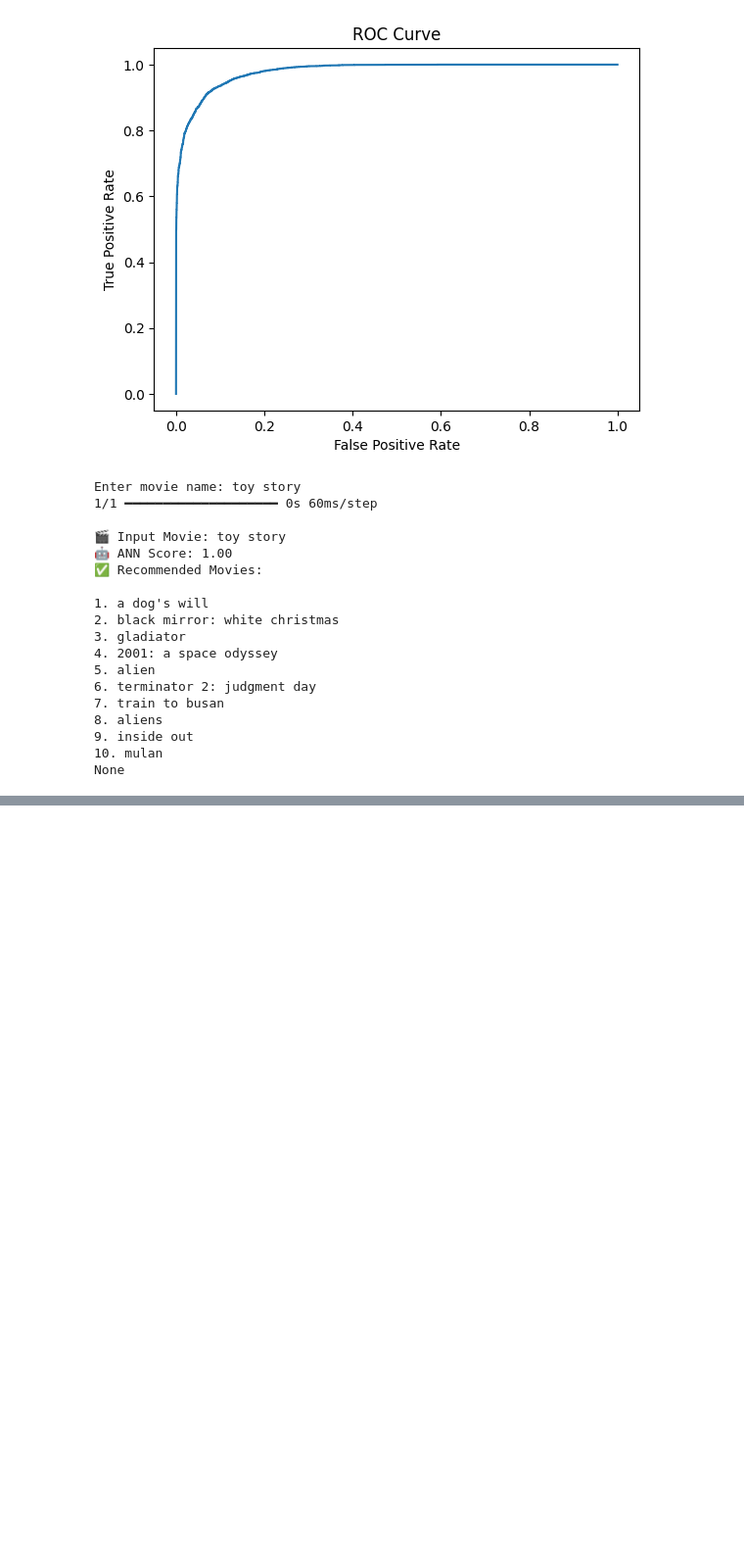
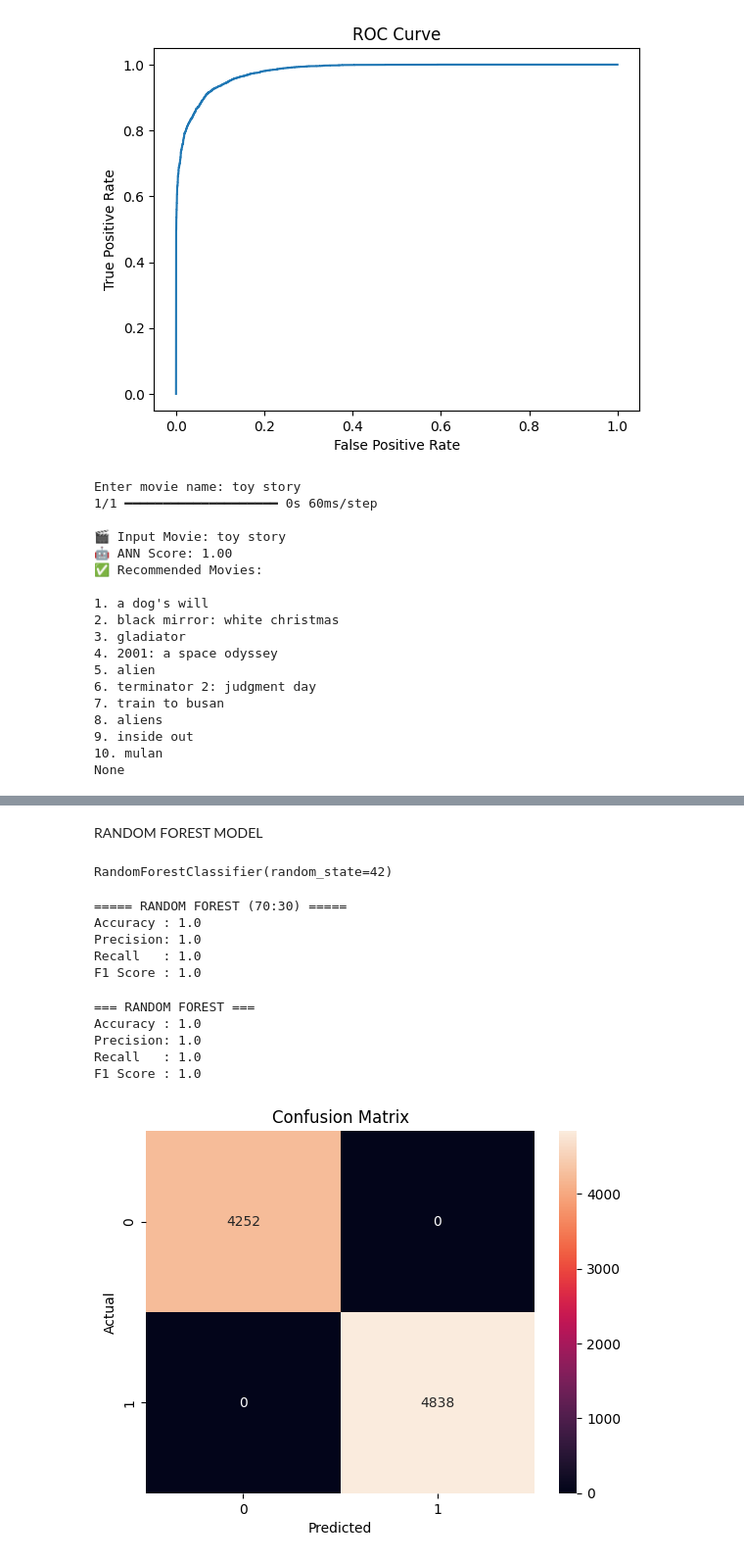
Before and after one commit to MehulShukla-git/Movie_Recommendation_System, a Jupyter notebook: DataPreprocessing.ipynb, the cells around one changed output, grey strips where cells are left out. Shown at 98% size. Saved outputs shown, nothing was run; the diff lists cells and outputs as text; code cells hidden in the pictures; blank space fills up the shorter version.

Commit message:
Random Forest Updated

```diff
--- a/DataPreprocessing.ipynb
+++ b/DataPreprocessing.ipynb
@@ -618,0 +664,2 @@ None
+# %%
+df['tags'] = df['overview'] + " " + df['genres'] + " " + df['tagline']
@@ -618,0 +710,4 @@ None
+# %%
+df['target'] = df['vote_average'].apply(lambda x: 1 if x >= 6 else 0)
+
+y = df['target']
@@ -618,0 +791,60 @@ None
+# %% [markdown]
+RANDOM FOREST MODEL
+# %%
+from sklearn.ensemble import RandomForestClassifier
+
+rf = RandomForestClassifier(n_estimators=100, random_state=42)
+
+rf.fit(X_train_80, y_train_80)
+# %% [output]
+RandomForestClassifier(random_state=42)
+# %%
+y_pred = rf.predict(X_test_20)
+y_prob = rf.predict_proba(X_test_20)[:,1]
+
+y_test = y_test_20
+
+print("\n===== RANDOM FOREST (70:30) =====")
+
+rf.fit(X_train_70, y_train_70)
+
+y_pred_70 = rf.predict(X_test_30)
+y_prob_70 = rf.predict_proba(X_test_30)[:,1]
+
+print("Accuracy :", accuracy_score(y_test_30, y_pred_70))
+print("Precision:", precision_score(y_test_30, y_pred_70))
+print("Recall   :", recall_score(y_test_30, y_pred_70))
+print("F1 Score :", f1_score(y_test_30, y_pred_70))
+# %% [output]
+===== RANDOM FOREST (70:30) =====
+Accuracy : 1.0
+Precision: 1.0
+Recall   : 1.0
+F1 Score : 1.0
+# %%
+from sklearn.metrics import accuracy_score, precision_score, recall_score, f1_score
+
+print("=== RANDOM FOREST ===")
+print("Accuracy :", accuracy_score(y_test, y_pred))
+print("Precision:", precision_score(y_test, y_pred))
+print("Recall   :", recall_score(y_test, y_pred))
+print("F1 Score :", f1_score(y_test, y_pred))
+# %% [output]
+=== RANDOM FOREST ===
+Accuracy : 1.0
+Precision: 1.0
+Recall   : 1.0
+F1 Score : 1.0
+# %%
+from sklearn.metrics import confusion_matrix
+
+cm = confusion_matrix(y_test, y_pred)
+
+plt.figure()
+sns.heatmap(cm, annot=True, fmt='d')
+plt.xlabel("Predicted")
+plt.ylabel("Actual")
+plt.title("Confusion Matrix")
+plt.show()
+# %% [output]
+[figure, added]
```
Also changed, not shown: parts of 13 cells of this notebook.
